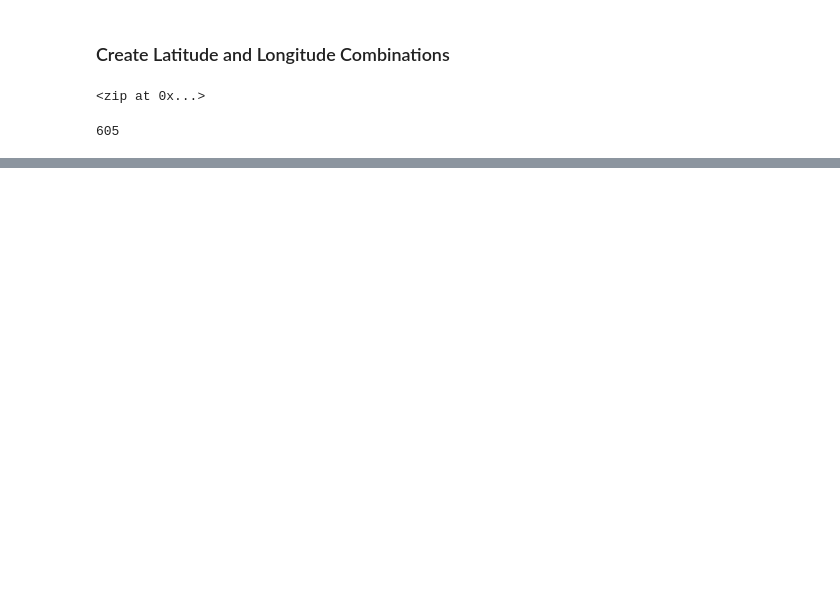
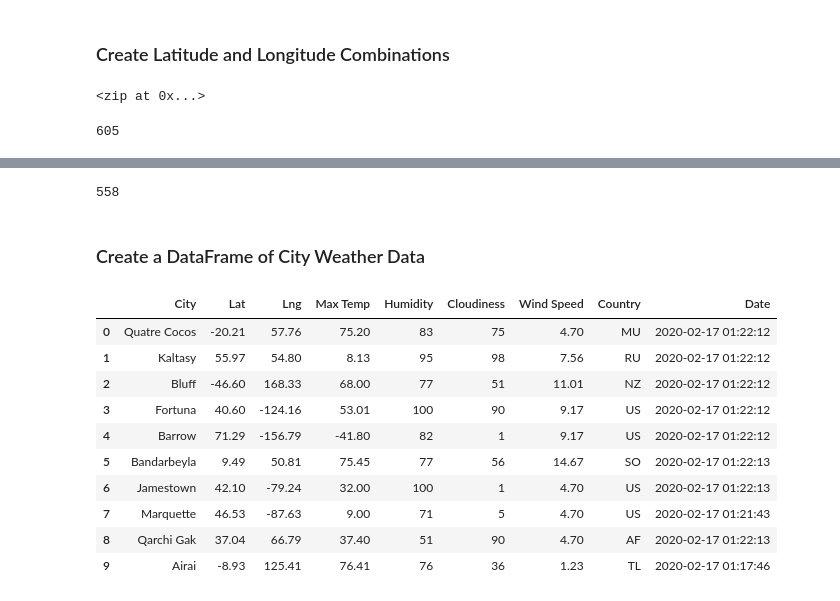
Before and after one commit to kenwelsh/World_Weather_Analysis, a Jupyter notebook: WeatherPy.ipynb, the cells around one changed output, grey strips where cells are left out. Saved outputs shown, nothing was run; the diff lists cells and outputs as text; code cells hidden in the pictures; blank space fills up the shorter version.

Commit message:
Added API call to WeathePy

```diff
--- a/WeatherPy.ipynb
+++ b/WeatherPy.ipynb
@@ -35,0 +47,4 @@ len(cities)
+# %%
+# Dependencies added above in first cell.
+# Starting URL for Weather Map API Call.
+url = "http://api.openweathermap.org/data/2.5/weather?units=Imperial&APPID=" + weather_api_key
@@ -35,0 +129,23 @@ len(cities)
+# %%
+# checking number of cities added to city_data.
+len(city_data)
+# %% [output]
+558
+# %% [markdown]
+### Create a DataFrame of City Weather Data
+# %%
+# Convert the array of dictionaries to a Pandas DataFrame.
+city_data_df = pd.DataFrame(city_data)
+city_data_df.head(10)
+# %% [output]
+|  | City | Lat | Lng | Max Temp | Humidity | Cloudiness | Wind Speed | Country | Date |
+| 0 | Quatre Cocos | -20.21 | 57.76 | 75.20 | 83 | 75 | 4.70 | MU | 2020-02-17 01:22:12 |
+| 1 | Kaltasy | 55.97 | 54.80 | 8.13 | 95 | 98 | 7.56 | RU | 2020-02-17 01:22:12 |
+| 2 | Bluff | -46.60 | 168.33 | 68.00 | 77 | 51 | 11.01 | NZ | 2020-02-17 01:22:12 |
+| 3 | Fortuna | 40.60 | -124.16 | 53.01 | 100 | 90 | 9.17 | US | 2020-02-17 01:22:12 |
+| 4 | Barrow | 71.29 | -156.79 | -41.80 | 82 | 1 | 9.17 | US | 2020-02-17 01:22:12 |
+| 5 | Bandarbeyla | 9.49 | 50.81 | 75.45 | 77 | 56 | 14.67 | SO | 2020-02-17 01:22:13 |
+| 6 | Jamestown | 42.10 | -79.24 | 32.00 | 100 | 1 | 4.70 | US | 2020-02-17 01:22:13 |
+| 7 | Marquette | 46.53 | -87.63 | 9.00 | 71 | 5 | 4.70 | US | 2020-02-17 01:21:43 |
+| 8 | Qarchi Gak | 37.04 | 66.79 | 37.40 | 51 | 90 | 4.70 | AF | 2020-02-17 01:22:13 |
+| 9 | Airai | -8.93 | 125.41 | 76.41 | 76 | 36 | 1.23 | TL | 2020-02-17 01:17:46 |
```
Also changed, not shown: parts of 8 cells of this notebook, 2 other files.
